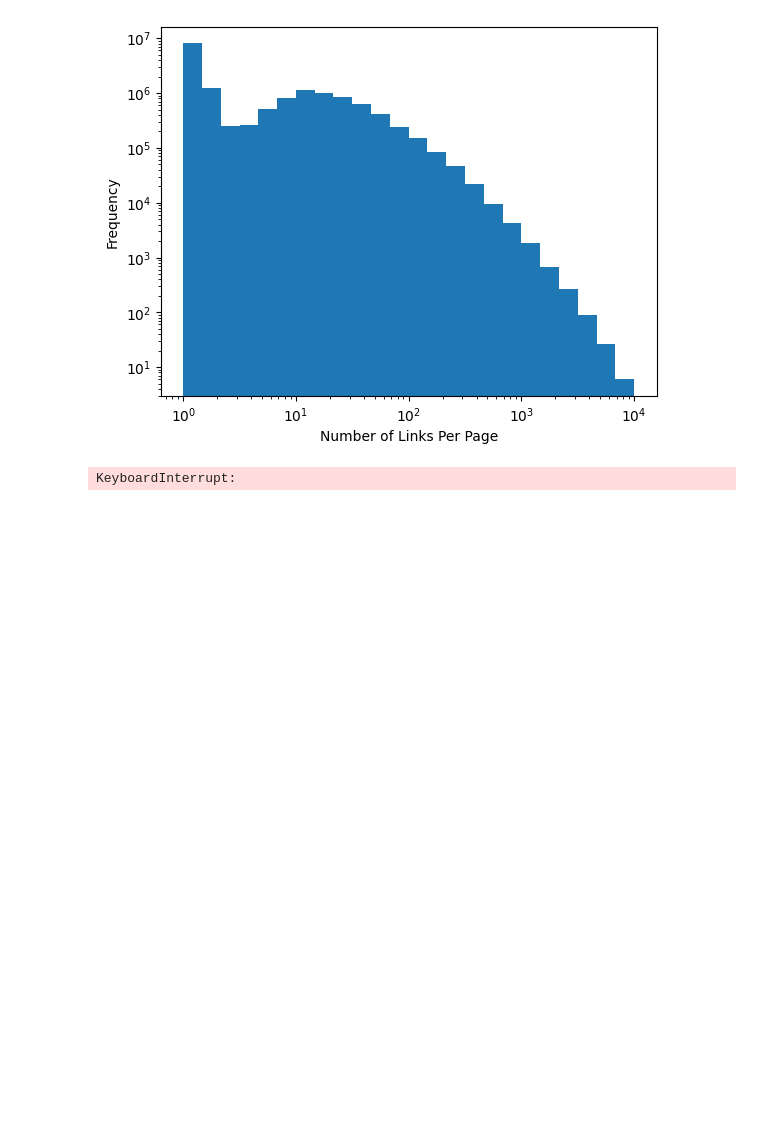
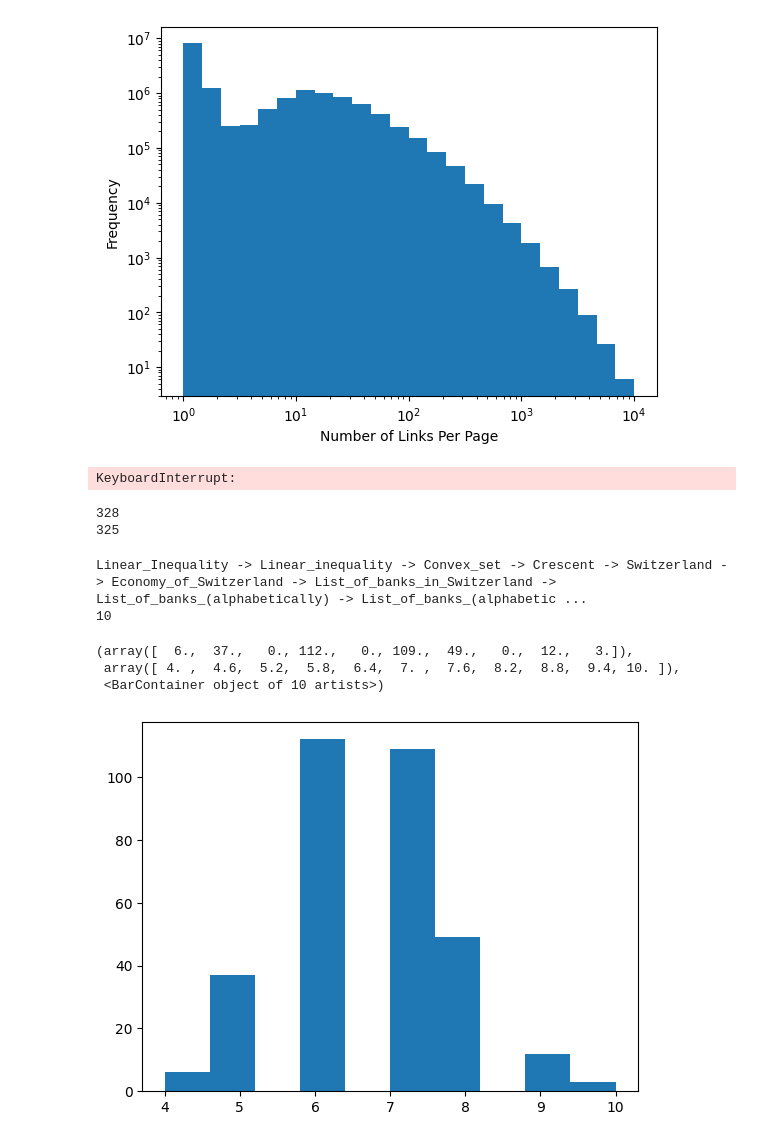
Before and after one commit to rschwa6308/Wikipedia-Link-Network, a Jupyter notebook: Link-Graph/stats.ipynb, the cells around one changed output. Drawn from its saved outputs; the diff is of its cells as text; code cells hidden in the pictures; blank space fills up the shorter version.

```diff
--- a/Link-Graph/stats.ipynb
+++ b/Link-Graph/stats.ipynb
@@ -4,5 +4,5 @@ import numpy as np
 # %%
 from read_graph import read_ID_map, read_link_graph
 
-TITLES_TO_IDS, IDS_TO_TILES = read_ID_map("ID_map.txt")
-GRAPH = read_link_graph("link_graph_ids.txt")
+TITLES_TO_IDS, IDS_TO_TILES = read_ID_map("data/ID_map.txt")
+GRAPH = read_link_graph("data/link_graph_ids.txt")
@@ -13,0 +9,15 @@ Index_of_Singapore-related_articles 12351
+# %%
+max_outlinks_ID = max(GRAPH, key=lambda p: len(GRAPH[p]))
+print(IDS_TO_TILES[max_outlinks_ID], len(GRAPH[max_outlinks_ID]))
+
+
+# dual_graph =
+
+
+inlinks_counts = {}
+for p, links in GRAPH.items():
+    for l in links:
+        inlinks_counts[l] = inlinks_counts.get(l, 0) + 1
+
+max_inlinks_ID = max(inlinks_counts, key=lambda p: inlinks_counts[p])
+print(IDS_TO_TILES[max_inlinks_ID], inlinks_counts[max_inlinks_ID])
@@ -68,3 +81,38 @@ with open("sampled_paths.txt", "a") as f:
         f.flush()
 # %% [output]
 KeyboardInterrupt:
+# %%
+paths = []
+no_path_founds = []
+
+with open("sampled_paths.txt") as f:
+    for line in f.readlines():
+        prompt, _, result = line.strip().partition(": ")
+        start, end = prompt.split()
+        if result == "NO_PATH_FOUND":
+            no_path_founds.append((start, end))
+        else:
+            paths.append(tuple(result.split()))
+
+from pprint import pprint
+
+pprint(len(paths))
+pprint(len(no_path_founds))
+# %% [output]
+328
+325
+# %%
+longest_path = max(paths, key=lambda p: len(p) if "disambiguation" not in "".join(p) else -1)
+print(" -> ".join(longest_path))
+print(len(longest_path))
+# %% [output]
+Linear_Inequality -> Linear_inequality -> Convex_set -> Crescent -> Switzerland -> Economy_of_Switzerland -> List_of_banks_in_Switzerland -> List_of_banks_(alphabetically) -> List_of_banks_(alphabetic ...
+10
+# %%
+path_lengths = [len(p) for p in paths]
+plt.hist(path_lengths)
+# %% [output]
+(array([  6.,  37.,   0., 112.,   0., 109.,  49.,   0.,  12.,   3.]),
+ array([ 4. ,  4.6,  5.2,  5.8,  6.4,  7. ,  7.6,  8.2,  8.8,  9.4, 10. ]),
+ <BarContainer object of 10 artists>)
+[figure, added]
```
Also changed, not shown: parts of 2 cells of this notebook, 10 other files.
